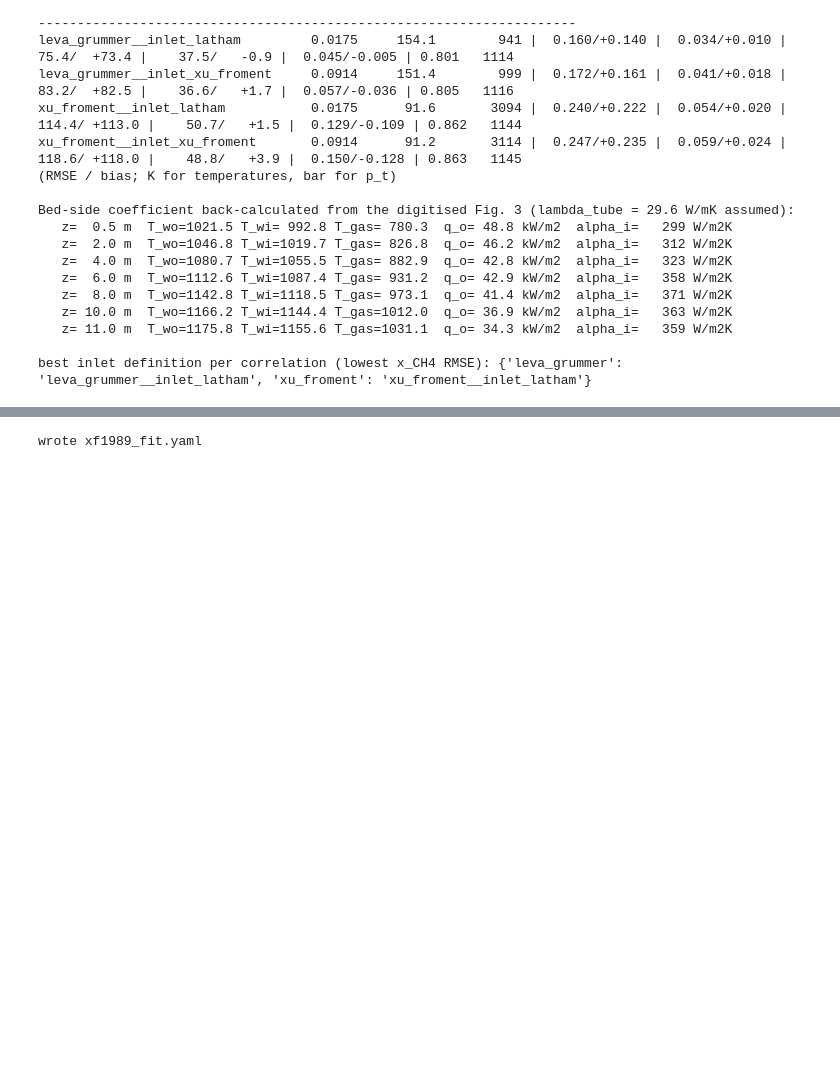
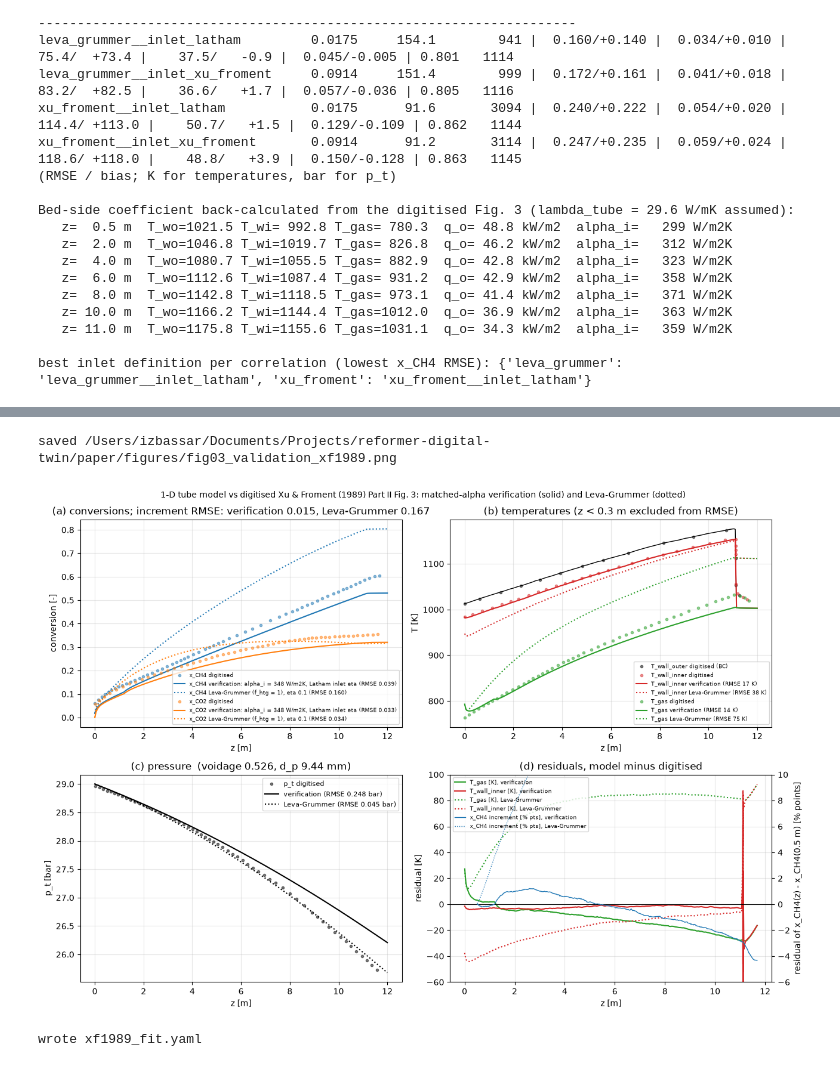
Before and after one commit to IzbassarO/reformer-digital-twin, a Jupyter notebook: notebooks/03_validation_xf1989.ipynb, the cells around one changed output, grey strips where cells are left out. Drawn from its saved outputs; the diff is of its cells as text; code cells hidden in the pictures; blank space fills up the shorter version.

Commit message:
Xu-Froment verification with matched film coefficient; heat-transfer note

```diff
--- a/notebooks/03_validation_xf1989.ipynb
+++ b/notebooks/03_validation_xf1989.ipynb
@@ -181,3 +181,54 @@ saved /Users/izbassar/Documents/Projects/reformer-digital-twin/paper/figures/fig
+# %%
+REC = V["runs"][V["recommended"]]["result"]; mREC = V["runs"][V["recommended"]]["metrics"]; incREC = V["runs"][V["recommended"]]["x_CH4_increment"]
+LG = combos["leva_grummer__inlet_latham"]["result"]; mLG = combos["leva_grummer__inlet_latham"]["metrics"]; incLG = vx.increment_metric(LG, cv)
+fig, ax = plt.subplots(2, 2, figsize=(13, 9))
+mk = dict(ls="none", marker="o", ms=3, alpha=0.5); sub = 8
+def data(c): z, v = cv[c]; return z[::sub], v[::sub]
+lab_rec = f"verification: alpha_i = {prof['median']:.0f} W/m2K, Latham inlet eta"
+lab_lg = "Leva-Grummer (f_htg = 1), eta 0.1"
+
+a = ax[0, 0]
+for c, col in (("x_CH4", "C0"), ("x_CO2", "C1")):
+    z, v = data(c); a.plot(z, v, color=col, label=f"{c} digitised", **mk)
+    a.plot(REC.z, vx.model_curve(REC, c, REC.z), color=col, ls="-", label=f"{c} {lab_rec} (RMSE {mREC[c]['rmse']:.3f})")
+    a.plot(LG.z, vx.model_curve(LG, c, LG.z), color=col, ls=":", label=f"{c} {lab_lg} (RMSE {mLG[c]['rmse']:.3f})")
+a.set_xlabel("z [m]"); a.set_ylabel("conversion [-]"); a.set_title(f"(a) conversions; increment RMSE: verification {incREC['rmse']:.3f}, Leva-Grummer {incLG['rmse']:.3f}"); a.grid(alpha=0.3); a.legend(fontsize=6.5)
+
+b = ax[0, 1]
+z, v = data("T_wall_outer"); b.plot(z, v, color="k", label="T_wall_outer digitised (BC)", **mk); b.plot(REC.z, REC.T_wall_outer, color="k", lw=1)
+for c, col in (("T_wall_inner", "C3"), ("T_gas", "C2")):
+    z, v = data(c); b.plot(z, v, color=col, label=f"{c} digitised", **mk)
+    b.plot(REC.z, vx.model_curve(REC, c, REC.z), color=col, ls="-", label=f"{c} verification (RMSE {mREC[c]['rmse']:.0f} K)")
+    b.plot(LG.z, vx.model_curve(LG, c, LG.z), color=col, ls=":", label=f"{c} Leva-Grummer (RMSE {mLG[c]['rmse']:.0f} K)")
+b.set_xlabel("z [m]"); b.set_ylabel("T [K]"); b.set_title("(b) temperatures (z < 0.3 m excluded from RMSE)"); b.grid(alpha=0.3); b.legend(fontsize=6.5)
+
+c_ = ax[1, 0]
+z, v = data("p_t"); c_.plot(z, v, color="k", label="p_t digitised", **mk)
+c_.plot(REC.z, REC.P, "k-", label=f"verification (RMSE {mREC['p_t']['rmse']:.3f} bar)")
+c_.plot(LG.z, LG.P, "k:", label=f"Leva-Grummer (RMSE {mLG['p_t']['rmse']:.3f} bar)")
+c_.set_xlabel("z [m]"); c_.set_ylabel("p_t [bar]"); c_.set_title(f"(c) pressure  (voidage {vx.STAGE_A_BED['voidage']}, d_p {1e3*vx.STAGE_A_BED['d_p_m']:.2f} mm)"); c_.grid(alpha=0.3); c_.legend(fontsize=8)
+
+d = ax[1, 1]
+for res, ls, lab in ((REC, "-", "verification"), (LG, ":", "Leva-Grummer")):
+    z, v = cv["T_gas"]; d.plot(z, vx.model_curve(res, "T_gas", z) - v, color="C2", ls=ls, label=f"T_gas [K], {lab}")
+    z, v = cv["T_wall_inner"]; d.plot(z, vx.model_curve(res, "T_wall_inner", z) - v, color="C3", ls=ls, label=f"T_wall_inner [K], {lab}")
+d.axhline(0, color="k", lw=0.8); d.set_xlabel("z [m]"); d.set_ylabel("residual [K]"); d.set_ylim(-60, 100)
+d2 = d.twinx()
+zx, vxr = cv["x_CH4"]; mz = zx >= 0.5
+for res, ls, lab in ((REC, "-", "verification"), (LG, ":", "Leva-Grummer")):
+    inc_m = vx.model_curve(res, "x_CH4", zx[mz]) - np.interp(0.5, res.z, res.conversion_CH4)
+    inc_d = vxr[mz] - np.interp(0.5, zx, vxr)
+    d2.plot(zx[mz], 100 * (inc_m - inc_d), color="C0", ls=ls, lw=1, label=f"x_CH4 increment [% pts], {lab}")
+d2.set_ylabel("residual of x_CH4(z) - x_CH4(0.5 m) [% points]"); d2.set_ylim(-6, 10)
+h1, l1 = d.get_legend_handles_labels(); h2, l2 = d2.get_legend_handles_labels(); d.legend(h1 + h2, l1 + l2, fontsize=6.5, loc="upper left")
+d.set_title("(d) residuals, model minus digitised"); d.grid(alpha=0.3)
+fig.suptitle("1-D tube model vs digitised Xu & Froment (1989) Part II Fig. 3: matched-alpha verification (solid) and Leva-Grummer (dotted)", fontsize=10)
+fig.tight_layout()
+out = Path("..") / "paper" / "figures" / "fig03_validation_xf1989.png"
+fig.savefig(out, dpi=150); print("saved", out.resolve()); plt.show()
+# %% [output]
+saved /Users/izbassar/Documents/Projects/reformer-digital-twin/paper/figures/fig03_validation_xf1989.png
+[figure, added]
 # %%
 def py(o):
     if isinstance(o, dict): return {str(k): py(v) for k, v in o.items() if k != "result"}
```
Also changed, not shown: parts of 3 cells of this notebook, 6 other files.
